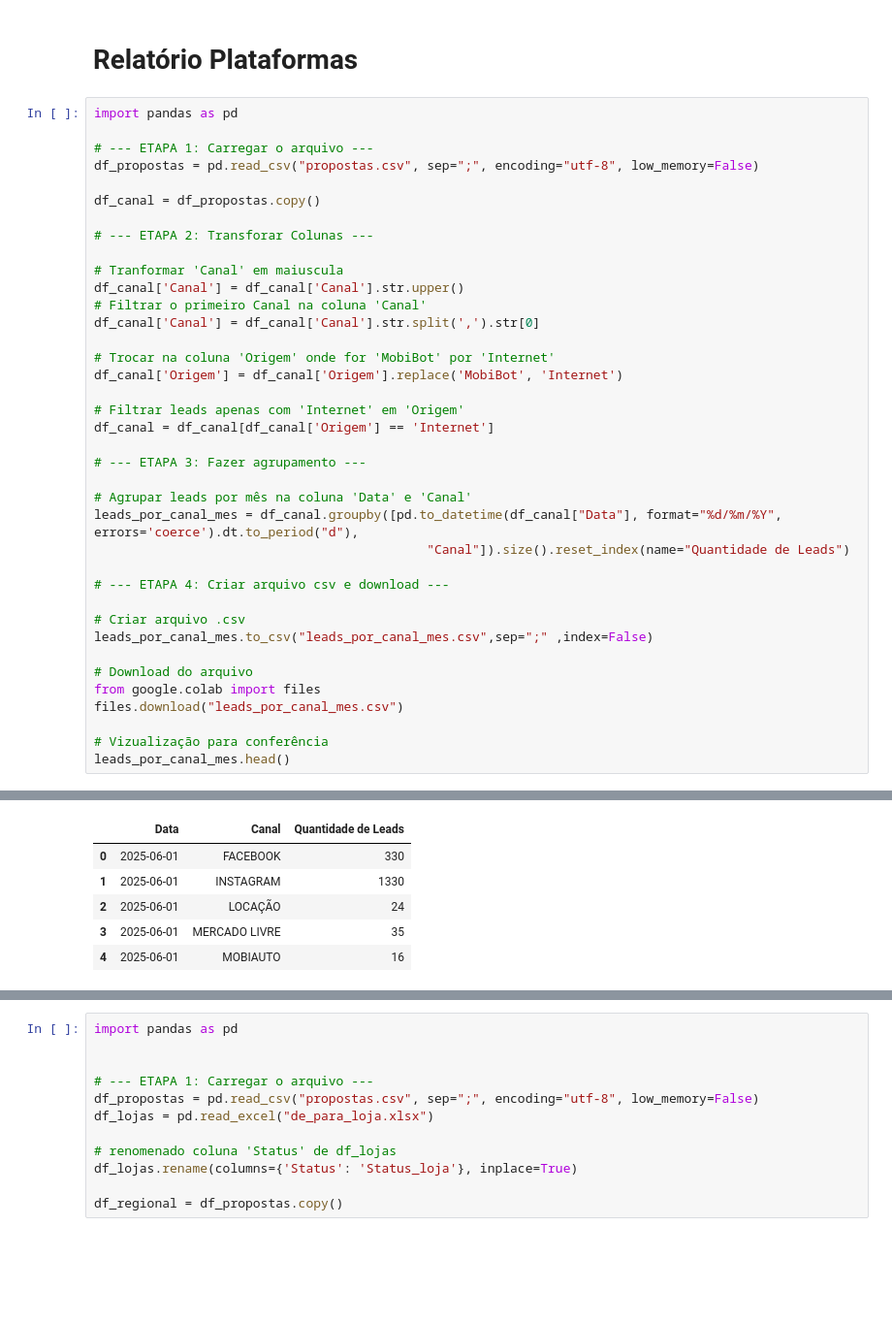
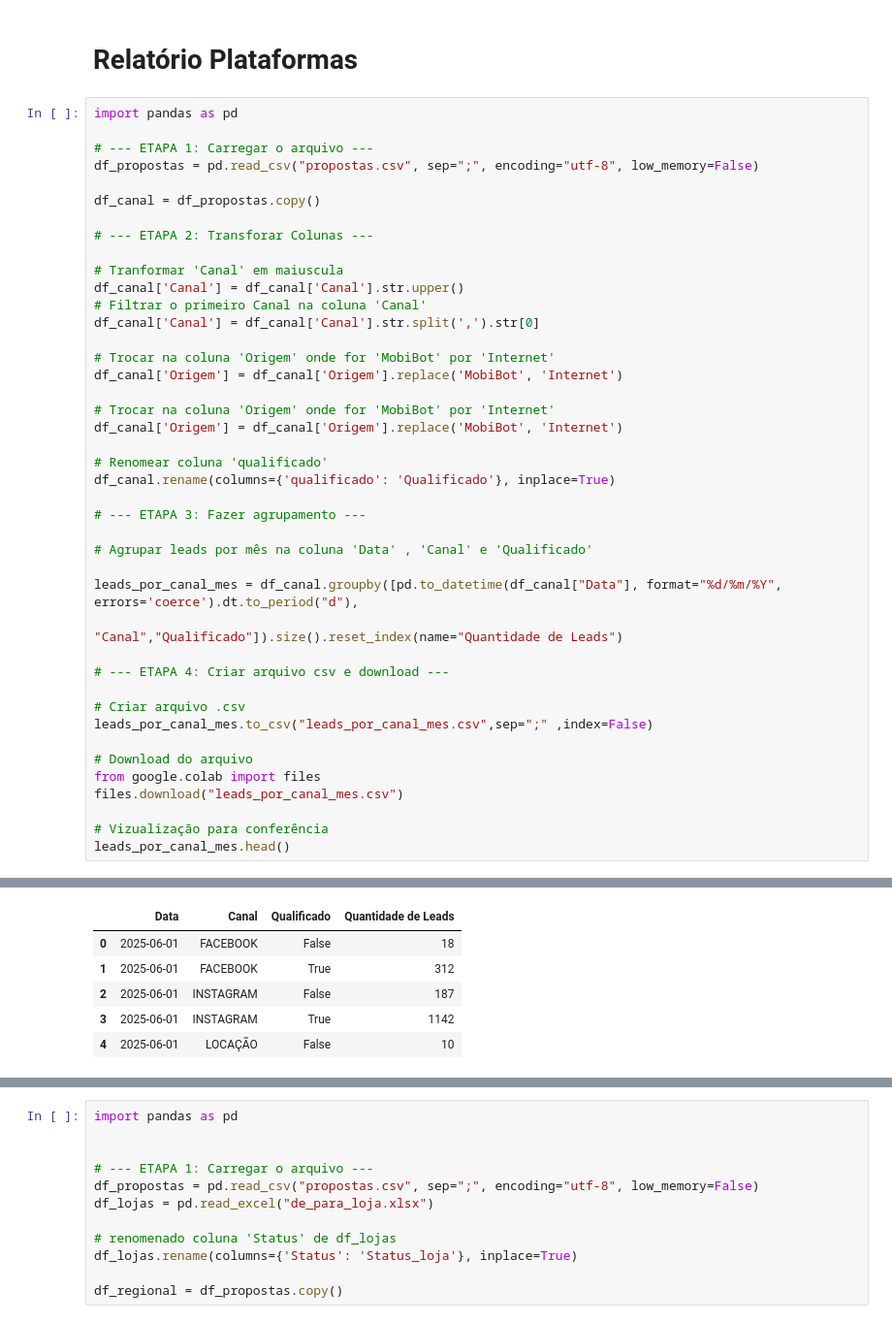
Before and after one commit to movi-data/painel_performance, a Jupyter notebook: painel_performance.ipynb, the cells around one changed output, grey strips where cells are left out. Shown: that part at 97% size. Drawn from its saved outputs; the diff is of its cells as text; blank space fills up the shorter version.

```diff
--- a/painel_performance.ipynb
+++ b/painel_performance.ipynb
@@ -12,43 +12,47 @@ df_canal = df_propostas.copy()
 
 # --- ETAPA 2: Transforar Colunas ---
 
 # Tranformar 'Canal' em maiuscula
 df_canal['Canal'] = df_canal['Canal'].str.upper()
 # Filtrar o primeiro Canal na coluna 'Canal'
 df_canal['Canal'] = df_canal['Canal'].str.split(',').str[0]
 
 # Trocar na coluna 'Origem' onde for 'MobiBot' por 'Internet'
 df_canal['Origem'] = df_canal['Origem'].replace('MobiBot', 'Internet')
 
-# Filtrar leads apenas com 'Internet' em 'Origem'
-df_canal = df_canal[df_canal['Origem'] == 'Internet']
+# Trocar na coluna 'Origem' onde for 'MobiBot' por 'Internet'
+df_canal['Origem'] = df_canal['Origem'].replace('MobiBot', 'Internet')
+
+# Renomear coluna 'qualificado'
+df_canal.rename(columns={'qualificado': 'Qualificado'}, inplace=True)
 
 # --- ETAPA 3: Fazer agrupamento ---
 
-# Agrupar leads por mês na coluna 'Data' e 'Canal'
+# Agrupar leads por mês na coluna 'Data' , 'Canal' e 'Qualificado'
+
 leads_por_canal_mes = df_canal.groupby([pd.to_datetime(df_canal["Data"], format="%d/%m/%Y", errors='coerce').dt.to_period("d"),
-                                            "Canal"]).size().reset_index(name="Quantidade de Leads")
+                                            "Canal","Qualificado"]).size().reset_index(name="Quantidade de Leads")
 
 # --- ETAPA 4: Criar arquivo csv e download ---
 
 # Criar arquivo .csv
 leads_por_canal_mes.to_csv("leads_por_canal_mes.csv",sep=";" ,index=False)
 
 # Download do arquivo
 from google.colab import files
 files.download("leads_por_canal_mes.csv")
 
 # Vizualização para conferência
 leads_por_canal_mes.head()
 # %% [output]
 [interactive output not drawn]
 [interactive output not drawn]
-|  | Data | Canal | Quantidade de Leads |
-| 0 | 2025-06-01 | FACEBOOK | 330 |
-| 1 | 2025-06-01 | INSTAGRAM | 1330 |
-| 2 | 2025-06-01 | LOCAÇÃO | 24 |
-| 3 | 2025-06-01 | MERCADO LIVRE | 35 |
-| 4 | 2025-06-01 | MOBIAUTO | 16 |
+|  | Data | Canal | Qualificado | Quantidade de Leads |
+| 0 | 2025-06-01 | FACEBOOK | False | 18 |
+| 1 | 2025-06-01 | FACEBOOK | True | 312 |
+| 2 | 2025-06-01 | INSTAGRAM | False | 187 |
+| 3 | 2025-06-01 | INSTAGRAM | True | 1142 |
+| 4 | 2025-06-01 | LOCAÇÃO | False | 10 |
 # %%
 leads_por_canal_mes.tail()
 # %% [output]
```
Also changed, not shown: parts of 2 cells of this notebook.
